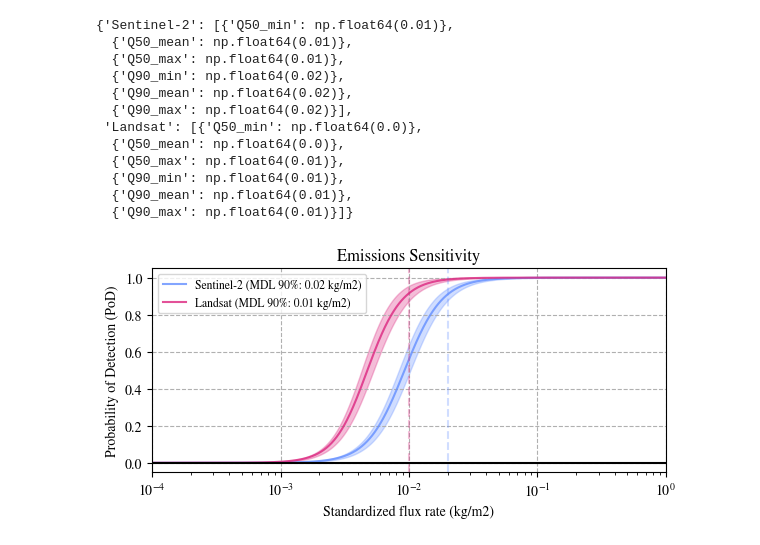
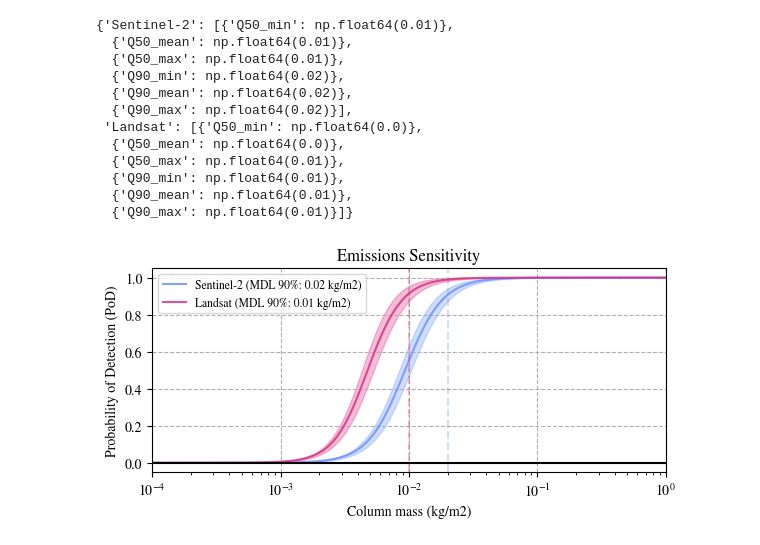
Before and after one commit to UNEP-IMEO-MARS/marss2l, a Jupyter notebook: notebooks/figures/mdl_exploration_adapted_v2.ipynb, the cells around one changed output. Saved outputs shown, nothing was run; the diff lists cells and outputs as text; code cells hidden in the pictures.

```diff
--- a/notebooks/figures/mdl_exploration_adapted_v2.ipynb
+++ b/notebooks/figures/mdl_exploration_adapted_v2.ipynb
@@ -302,32 +302,32 @@ for satellite in satellites:
     ax.plot(flw, mean_pod, alpha=0.8, label=legend_label, color=satellite_color)
 
     # Add confidence bands
     lower_bound = mean_pod - pod_sds[satellite]
     upper_bound = mean_pod + pod_sds[satellite]
     ax.fill_between(flw, lower_bound, upper_bound, alpha=0.3, color=satellite_color)
 
     # Draw vertical line at 90% detection threshold
     ax.axvline(mdl_value, color=satellite_color, alpha=0.3, linestyle='--')
 
 # Add reference lines
 ax.axhline(0, color='black')
 ax.axvline(0, color='black')
 
 # Format x-axis ticks using the fluxrate_to_str function
 ax.set_xticks(np.linspace(0.0001, 0.5, 10))
 ax.set_xlim(0.0001,1)
 # x_tick_labels = [recall_fluxrate_plot.fluxrate_to_str(d/1000) for d in range(500, 6_100, 500)]
 # ax.set_xticklabels(x_tick_labels)
 ax.set_xscale("log")
 
 # Add title and axis labels
 ax.set_title('Emissions Sensitivity')
-ax.set_xlabel('Standardized flux rate (kg/m2)')
+ax.set_xlabel('Column mass (kg/m2)')
 ax.set_ylabel('Probability of Detection (PoD)')
 
 # Add grid and legend
 ax.grid(linestyle='--')
 ax.legend(fontsize='small', loc='best')
 plt.savefig("figures/mdl_by_satellite.pdf")
 # %% [output]
-[figure, old version]
+[figure, new version]
```
Also changed, not shown: parts of 3 cells of this notebook, 3 other files.
